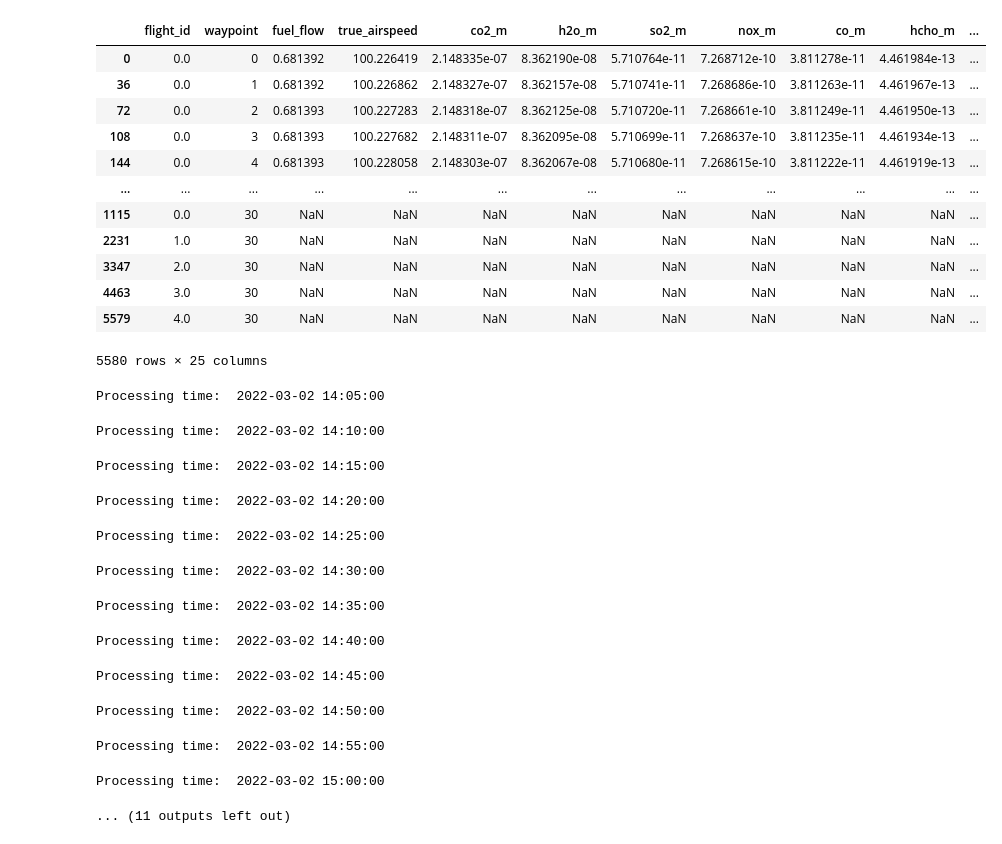
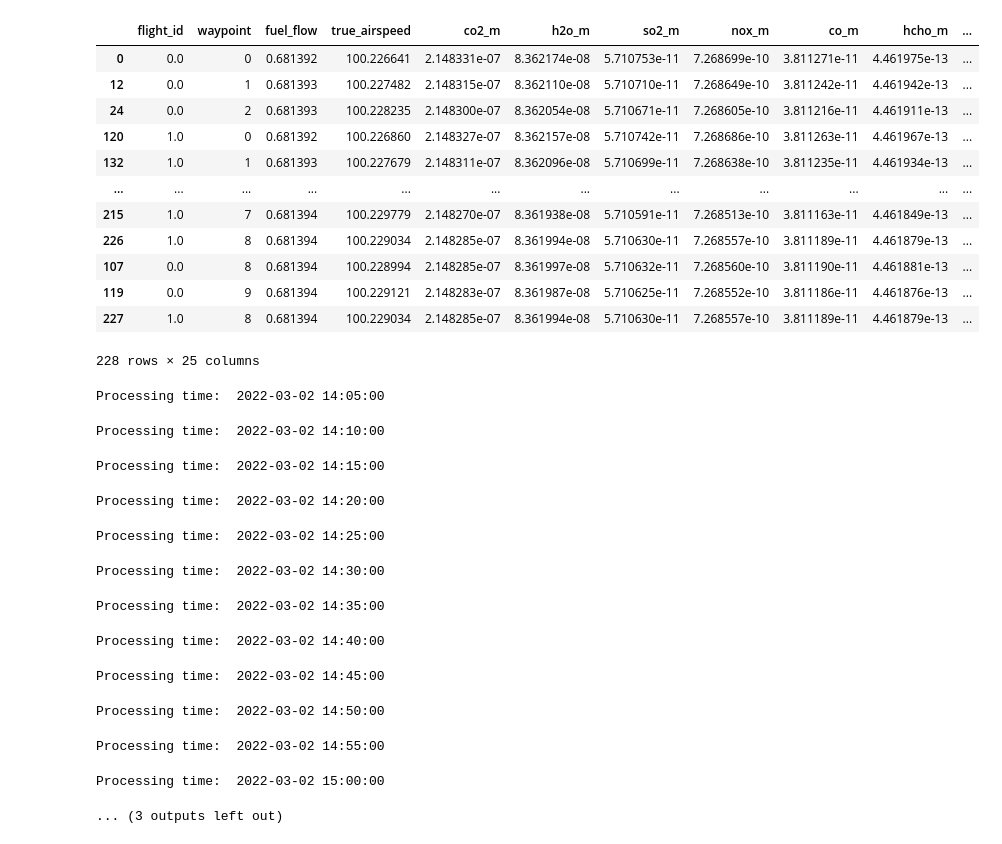
Before and after one commit to ktait98/pycontrails_kt, a Jupyter notebook: docs/notebooks/boxm.ipynb, the cells around one changed output. Saved outputs shown, nothing was run; the diff lists cells and outputs as text; code cells hidden in the pictures.

```diff
--- a/docs/notebooks/boxm.ipynb
+++ b/docs/notebooks/boxm.ipynb
@@ -5,18 +5,18 @@ import matplotlib.pyplot as plt
 import xarray as xr
 import dask.array as da
 import pyproj
-pd.set_option("display.max_rows", 500)
+pd.set_option("display.max_rows", 200)
 import pdb
 
 from pycontrails import Flight, Fleet, MetDataset
 from pycontrails.core import datalib, models
 from pycontrails.datalib.ecmwf import ERA5
 from pycontrails.physics import geo, thermo, units, constants
-from pycontrails.models.ps_model import PSFlight
-from pycontrails.models.emissions import Emissions
+#from pycontrails.models.ps_model import PSFlight
+#from pycontrails.models.emissions import Emissions
 from pycontrails.ext.flight_gen import FlightGen
-from pycontrails.models.boxm import Boxm
-from pycontrails.models.dry_advection import DryAdvection
+from pycontrails.models.boxmodel.boxm import Boxm
+#from pycontrails.models.dry_advection import DryAdvection
 from pycontrails.core.met_var import (
     AirTemperature,
     RelativeHumidity,
@@ -63,8 +63,8 @@ chem_params = {
     "t0_chem": pd.to_datetime("2022-03-01 21:00:00"),  # chemistry start time
     "rt_chem": pd.Timedelta(days=1),  # chemistry runtime
     "ts_chem": pd.Timedelta(minutes=5),  # chemistry time step
-    "lat_bounds": (-1.0, 1.0),  # lat bounds [deg]
-    "lon_bounds": (-1.0, 1.0),  # lon bounds [deg]
+    "lat_bounds": (-1.0, 0.0),  # lat bounds [deg]
+    "lon_bounds": (-1.0, 0.0),  # lon bounds [deg]
     "alt_bounds": (11000, 12500),  # alt bounds [m]
     "hres_chem": 0.1,  # horizontal resolution [deg]
     "vres_chem": 100,  # vertical resolution [m]
@@ -187,19 +187,19 @@ flights = fl_gen.calc_fb_emissions()
 # %%
 # simulate plume dispersion/advection using dry advection model
-pl_df = fl_gen.sim_plumes()
+fl_df, pl_df = fl_gen.sim_plumes()
 
 pl_df
 # %% [output]
 |  | flight_id | waypoint | fuel_flow | true_airspeed | co2_m | h2o_m | so2_m | nox_m | co_m | hcho_m | ... |
-| 0 | 0.0 | 0 | 0.681392 | 100.226419 | 2.148335e-07 | 8.362190e-08 | 5.710764e-11 | 7.268712e-10 | 3.811278e-11 | 4.461984e-13 | ... |
-| 36 | 0.0 | 1 | 0.681392 | 100.226862 | 2.148327e-07 | 8.362157e-08 | 5.710741e-11 | 7.268686e-10 | 3.811263e-11 | 4.461967e-13 | ... |
-| 72 | 0.0 | 2 | 0.681393 | 100.227283 | 2.148318e-07 | 8.362125e-08 | 5.710720e-11 | 7.268661e-10 | 3.811249e-11 | 4.461950e-13 | ... |
-| 108 | 0.0 | 3 | 0.681393 | 100.227682 | 2.148311e-07 | 8.362095e-08 | 5.710699e-11 | 7.268637e-10 | 3.811235e-11 | 4.461934e-13 | ... |
-| 144 | 0.0 | 4 | 0.681393 | 100.228058 | 2.148303e-07 | 8.362067e-08 | 5.710680e-11 | 7.268615e-10 | 3.811222e-11 | 4.461919e-13 | ... |
+| 0 | 0.0 | 0 | 0.681392 | 100.226641 | 2.148331e-07 | 8.362174e-08 | 5.710753e-11 | 7.268699e-10 | 3.811271e-11 | 4.461975e-13 | ... |
+| 12 | 0.0 | 1 | 0.681393 | 100.227482 | 2.148315e-07 | 8.362110e-08 | 5.710710e-11 | 7.268649e-10 | 3.811242e-11 | 4.461942e-13 | ... |
+| 24 | 0.0 | 2 | 0.681393 | 100.228235 | 2.148300e-07 | 8.362054e-08 | 5.710671e-11 | 7.268605e-10 | 3.811216e-11 | 4.461911e-13 | ... |
+| 120 | 1.0 | 0 | 0.681392 | 100.226860 | 2.148327e-07 | 8.362157e-08 | 5.710742e-11 | 7.268686e-10 | 3.811263e-11 | 4.461967e-13 | ... |
+| 132 | 1.0 | 1 | 0.681393 | 100.227679 | 2.148311e-07 | 8.362096e-08 | 5.710699e-11 | 7.268638e-10 | 3.811235e-11 | 4.461934e-13 | ... |
 | ... | ... | ... | ... | ... | ... | ... | ... | ... | ... | ... | ... |
-| 1115 | 0.0 | 30 | NaN | NaN | NaN | NaN | NaN | NaN | NaN | NaN | ... |
-| 2231 | 1.0 | 30 | NaN | NaN | NaN | NaN | NaN | NaN | NaN | NaN | ... |
-| 3347 | 2.0 | 30 | NaN | NaN | NaN | NaN | NaN | NaN | NaN | NaN | ... |
-| 4463 | 3.0 | 30 | NaN | NaN | NaN | NaN | NaN | NaN | NaN | NaN | ... |
-| 5579 | 4.0 | 30 | NaN | NaN | NaN | NaN | NaN | NaN | NaN | NaN | ... |
+| 215 | 1.0 | 7 | 0.681394 | 100.229779 | 2.148270e-07 | 8.361938e-08 | 5.710591e-11 | 7.268513e-10 | 3.811163e-11 | 4.461849e-13 | ... |
+| 226 | 1.0 | 8 | 0.681394 | 100.229034 | 2.148285e-07 | 8.361994e-08 | 5.710630e-11 | 7.268557e-10 | 3.811189e-11 | 4.461879e-13 | ... |
+| 107 | 0.0 | 8 | 0.681394 | 100.228994 | 2.148285e-07 | 8.361997e-08 | 5.710632e-11 | 7.268560e-10 | 3.811190e-11 | 4.461881e-13 | ... |
+| 119 | 0.0 | 9 | 0.681394 | 100.229121 | 2.148283e-07 | 8.361987e-08 | 5.710625e-11 | 7.268552e-10 | 3.811186e-11 | 4.461876e-13 | ... |
+| 227 | 1.0 | 8 | 0.681394 | 100.229034 | 2.148285e-07 | 8.361994e-08 | 5.710630e-11 | 7.268557e-10 | 3.811189e-11 | 4.461879e-13 | ... |
-5580 rows × 25 columns
+228 rows × 25 columns
@@ -219,4 +221,4 @@ Processing time:  2022-03-02 14:45:00
 Processing time:  2022-03-02 14:50:00
 Processing time:  2022-03-02 14:55:00
 Processing time:  2022-03-02 15:00:00
-... (11 outputs left out)
+... (3 outputs left out)
```
Also changed, not shown: parts of 12 cells of this notebook, 10 other files.
